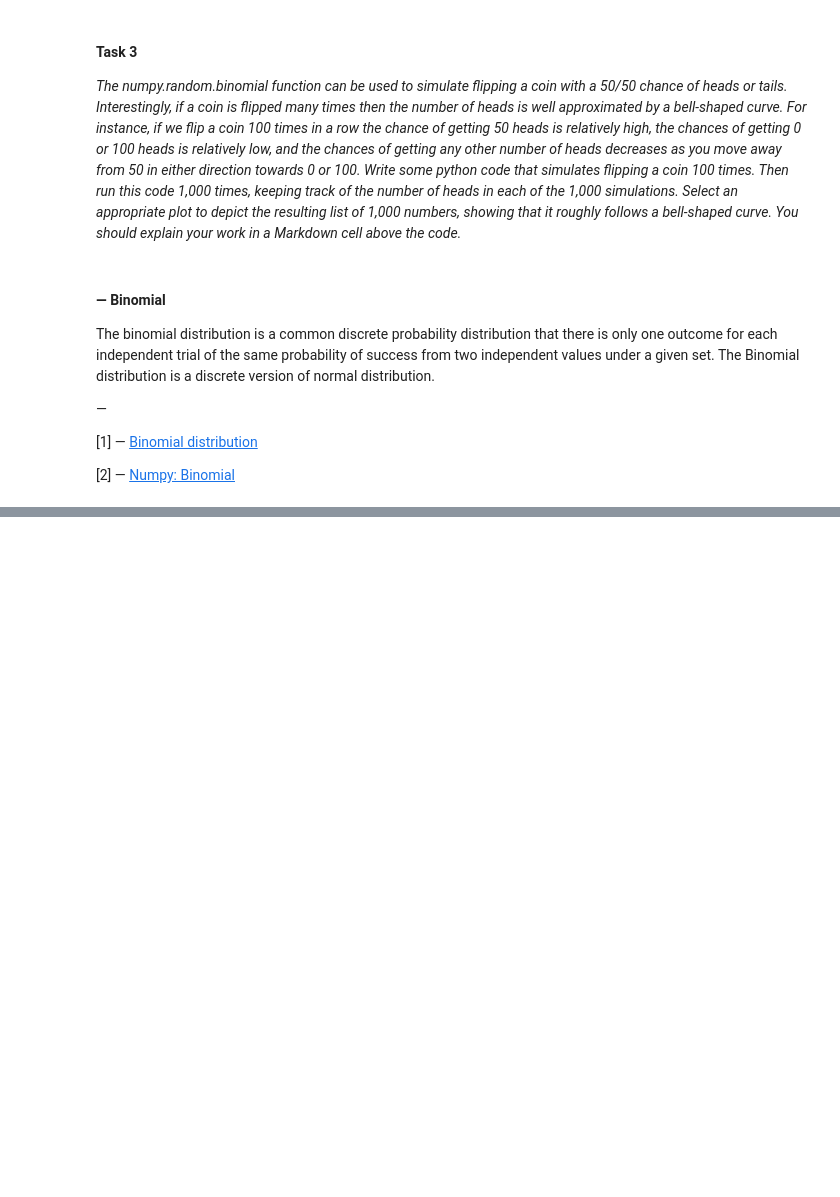
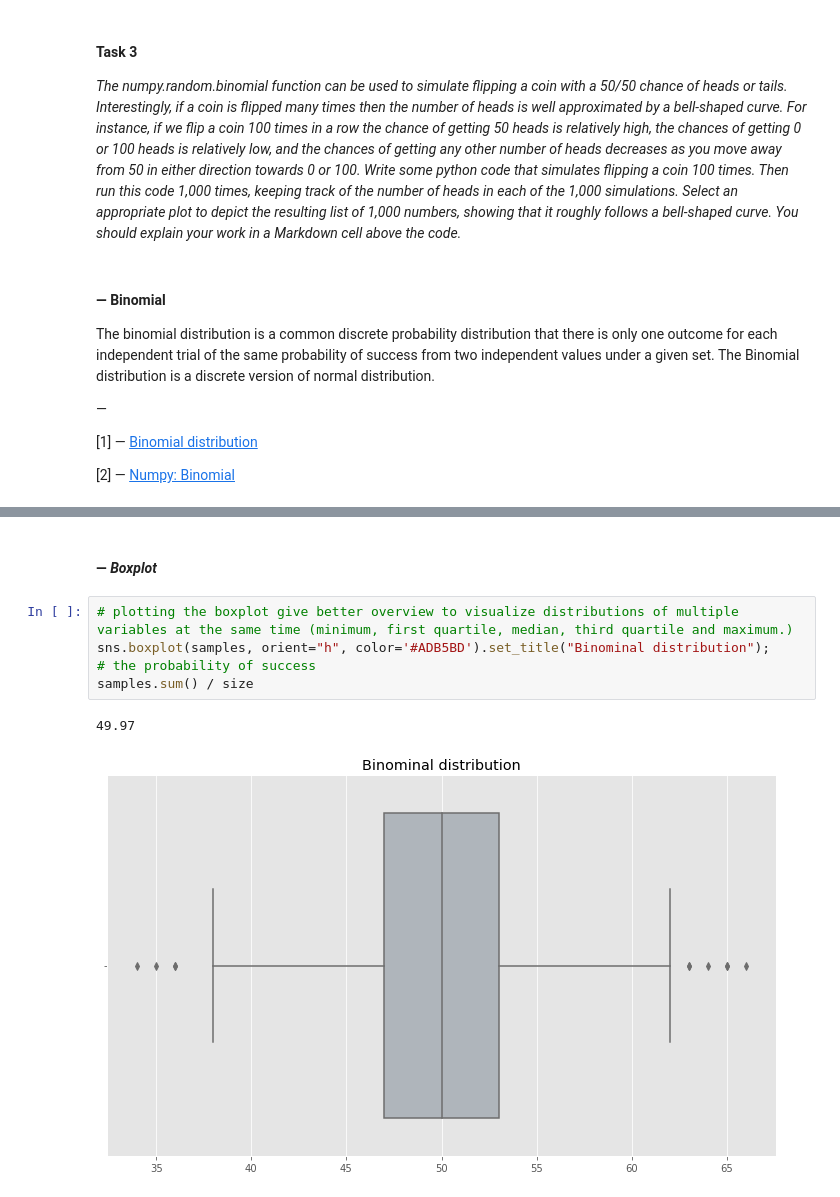
Before and after one commit to mizydorek/Fundamentals-of-Data-Analysis-Tasks-2020, a Jupyter notebook: tasks.ipynb, the cells around one changed output, grey strips where cells are left out. Drawn from its saved outputs; the diff is of its cells as text; blank space fills up the shorter version.

```diff
--- a/tasks.ipynb
+++ b/tasks.ipynb
@@ -232,0 +244,10 @@ samples.sum() / size
+# %% [markdown]
+#### — *Boxplot*
+# %%
+# plotting the boxplot give better overview to visualize distributions of multiple variables at the same time (minimum, first quartile, median, third quartile and maximum.)
+sns.boxplot(samples, orient="h", color='#ADB5BD').set_title("Binominal distribution");
+# the probability of success
+samples.sum() / size
+# %% [output]
+49.97
+[figure, added]
```
Also changed, not shown: parts of 12 cells of this notebook.
